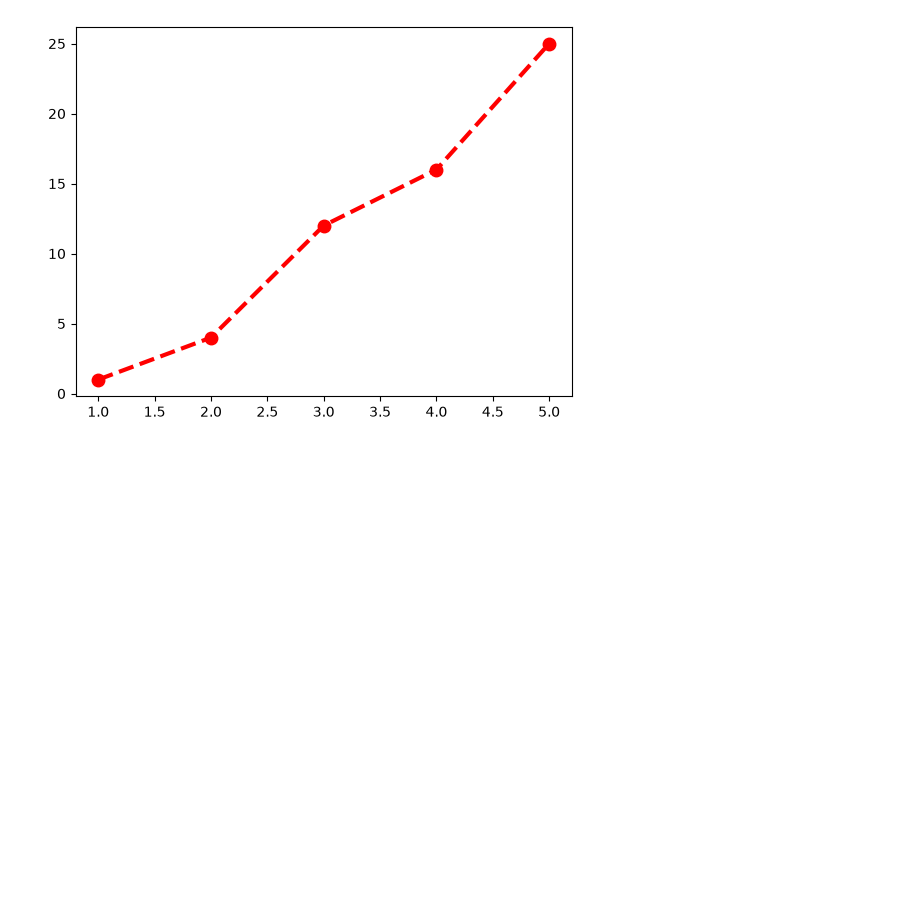
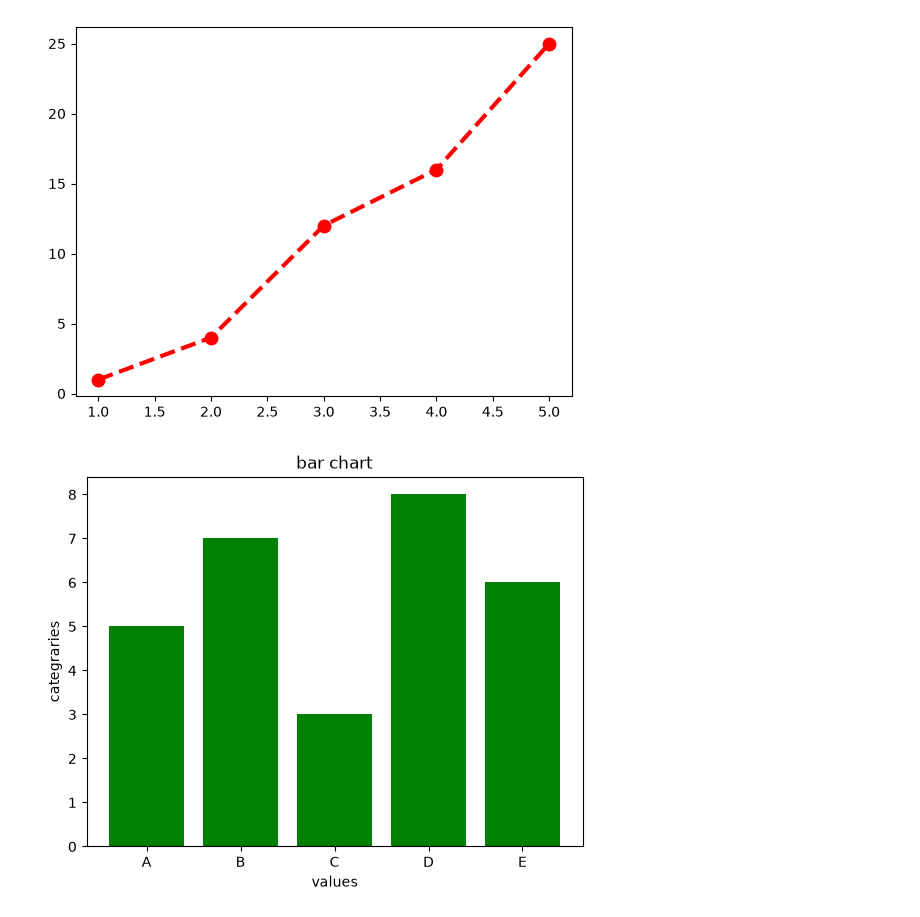
Before and after one commit to Arunbellad-2001/python-daily-practice, a Jupyter notebook: DATA ANALYSIS/10.2_Pandas/mathplotlib.ipynb, the cells around one changed output. Saved outputs shown, nothing was run; the diff lists cells and outputs as text; code cells hidden in the pictures; blank space fills up the shorter version.

```diff
--- a/DATA ANALYSIS/10.2_Pandas/mathplotlib.ipynb
+++ b/DATA ANALYSIS/10.2_Pandas/mathplotlib.ipynb
@@ -21,3 +21,16 @@ plt.plot(x,y,color='red',linestyle='--',linewidth=3,marker='o',markersize=9,)
 # %% [output]
 [<matplotlib.lines.Line2D at 0x...>]
 [figure]
+# %%
+##bar chart
+categraries=['A','B','C','D','E']
+values=[5,7,3,8,6]
+
+
+plt.bar(categraries,values,color='green')
+plt.title("bar chart")
+plt.xlabel('values')
+plt.ylabel('categraries')
+plt.show()
+# %% [output]
+[figure, added]
```
Also changed, not shown: parts of 4 cells of this notebook.
